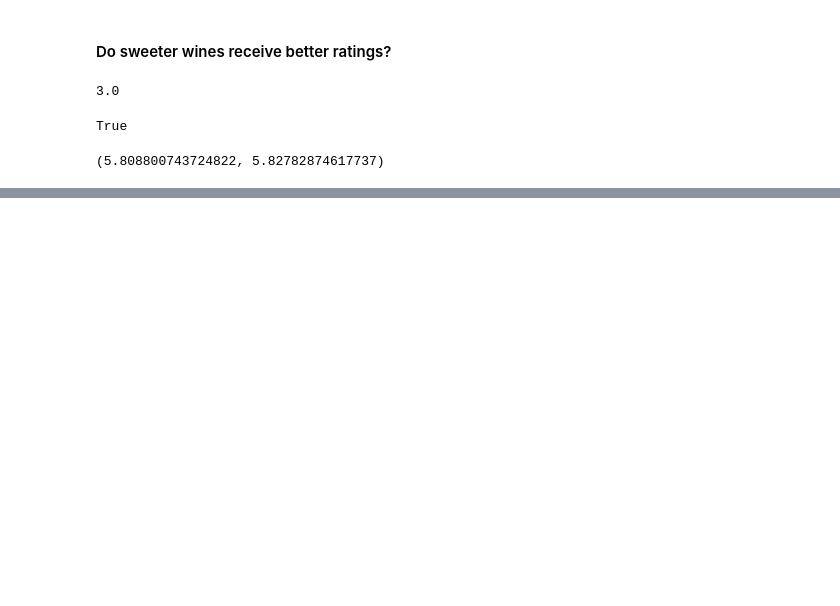
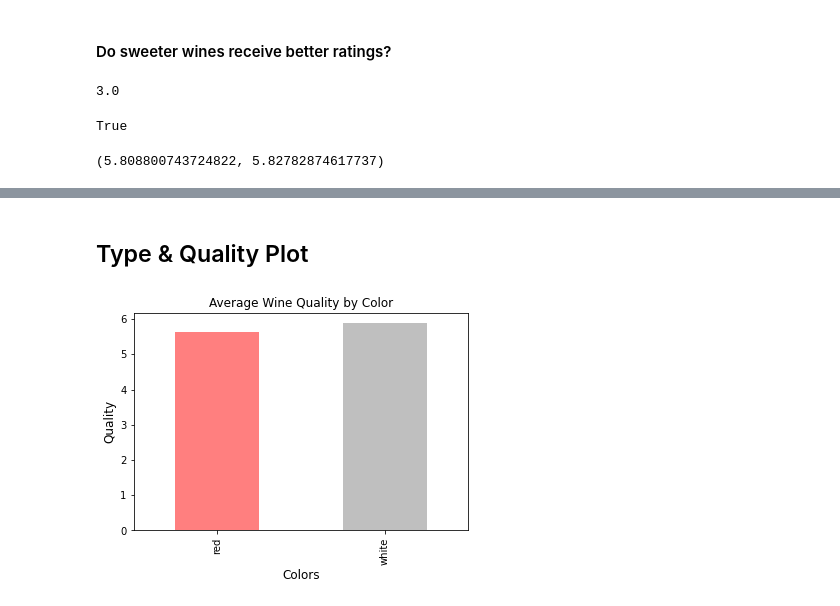
Before and after one commit to viniciuscavalcante1/udacity-data-analyst-nanodegree, a Jupyter notebook: 02-introduction-to-data-analysis/03-the-data-analysis-process-case-study-1/notebook.ipynb, the cells around one changed output, grey strips where cells are left out. Drawn from its saved outputs; the diff is of its cells as text; code cells hidden in the pictures; blank space fills up the shorter version.

```diff
--- a/02-introduction-to-data-analysis/03-the-data-analysis-process-case-study-1/notebook.ipynb
+++ b/02-introduction-to-data-analysis/03-the-data-analysis-process-case-study-1/notebook.ipynb
@@ -341,0 +379,11 @@ low_sugar.quality.mean(), high_sugar.quality.mean()
+# %% [markdown]
+## Type & Quality Plot
+# %%
+df_wine.groupby('color')['quality'].mean().plot(kind='bar',
+                                               title='Average Wine Quality by Color',
+                                               color=['red', 'gray'],
+                                               alpha=.5);
+plt.xlabel('Colors', fontsize=12);
+plt.ylabel('Quality', fontsize=12);
+# %% [output]
+[figure, added]
```
Also changed, not shown: parts of 7 cells of this notebook.
